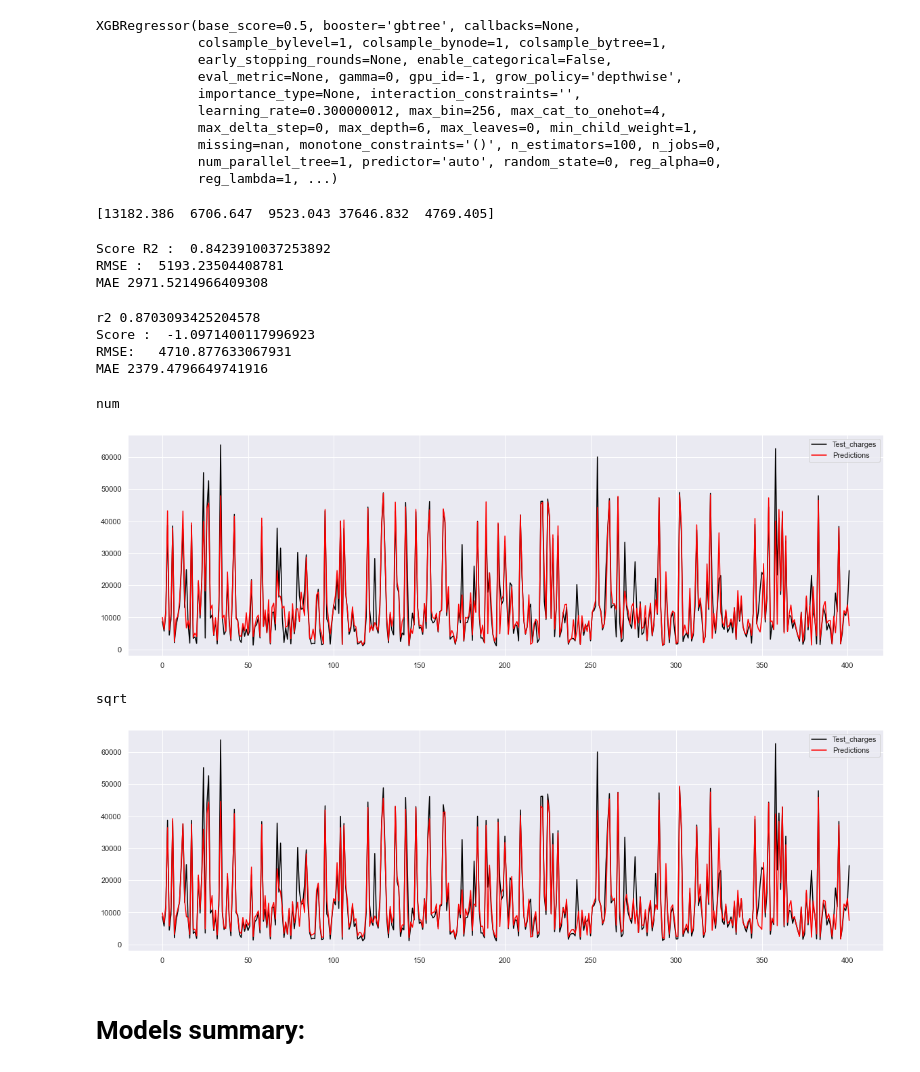
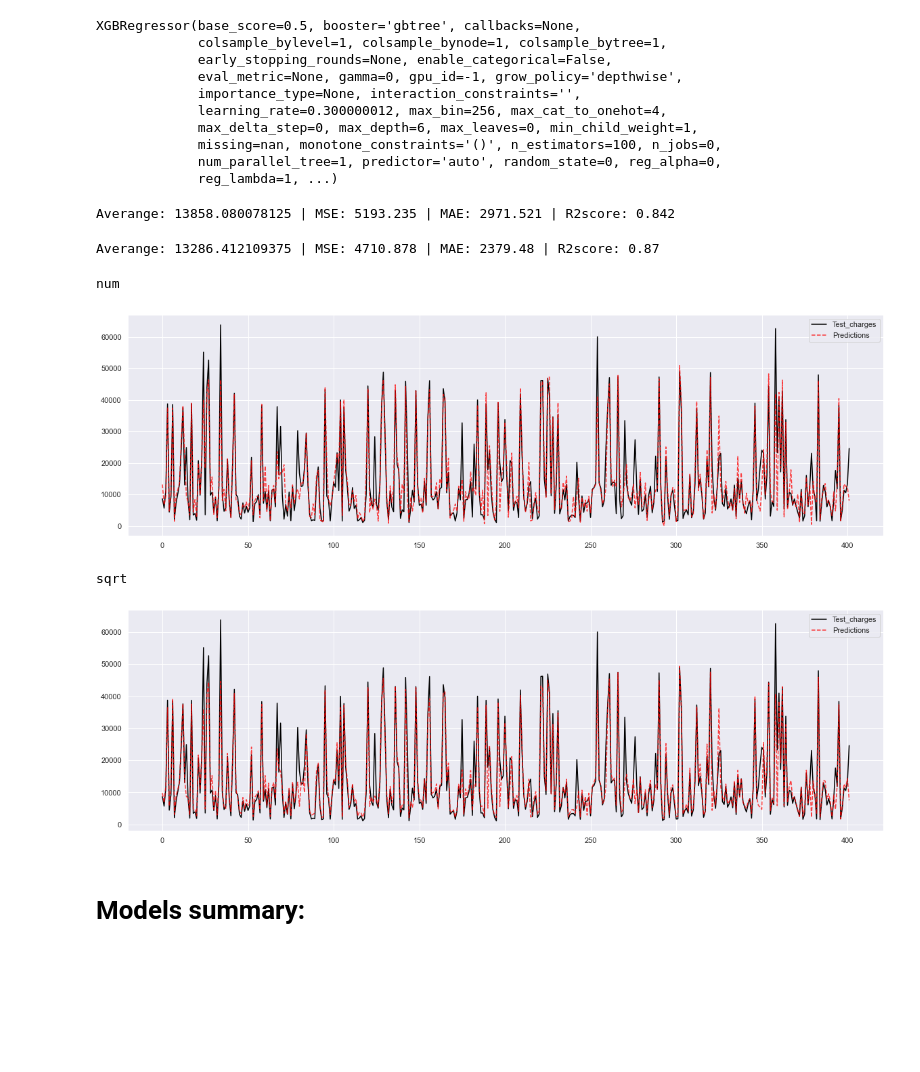
Before and after one commit to infoshareacademy/jdszr6-grupa-bez-nazwy, a Jupyter notebook: ML_project/ML-ubezpieczenia_zdrowotne_202205232213.ipynb, the cells around one changed output. Saved outputs shown, nothing was run; the diff lists cells and outputs as text; code cells hidden in the pictures; blank space fills up the shorter version.

```diff
--- a/ML_project/ML-ubezpieczenia_zdrowotne_202205232213.ipynb
+++ b/ML_project/ML-ubezpieczenia_zdrowotne_202205232213.ipynb
@@ -494,19 +475,9 @@ XGBRegressor(base_score=0.5, booster='gbtree', callbacks=None,
              reg_lambda=1, ...)
 # %%
 y_pred_xgb=model_x1.predict(X_test)
-print(y_pred_xgb[0:5])
+pred_result(y_test, y_pred_xgb)
 # %% [output]
-[13182.386  6706.647  9523.043 37646.832  4769.405]
+Averange: 13858.080078125 | MSE: 5193.235 | MAE: 2971.521 | R2score: 0.842
-# %%
-print('Score R2 : ',model_x1.score(X_test,y_test))
-rmse=np.sqrt(mean_squared_error(y_test,y_pred_xgb))
-mae=mean_absolute_error(y_test,y_pred_xgb)
-print('RMSE : ',rmse)
-print('MAE', mae)
-# %% [output]
-Score R2 :  0.8423910037253892
-RMSE :  5193.23504408781
-MAE 2971.5214966409308
 # %%
 #sqrt
 y_train_sqrt=np.sqrt(y_train)
@@ -523,35 +494,26 @@ model_v2=xgb.XGBRegressor( base_score=0.5, booster='gbtree', colsample_bylevel=1
 model_v2.fit(X_train,y_train_sqrt)
 y_pred_sqrt=model_v2.predict(X_test)
 y_pred_sqrt=y_pred_sqrt**2
-score=model_v2.score(X_test,y_test)
-rmse=np.sqrt(mean_squared_error(y_test,y_pred_sqrt))
-mae=mean_absolute_error(y_test,y_pred_sqrt)
-r2 = r2_score(y_test, y_pred_sqrt)
-print('r2', r2)
-print('Score : ', score)
-print('RMSE:  ', rmse)
-print('MAE', mae)
+
+pred_result(y_test, y_pred_sqrt)
 # %% [output]
-r2 0.8703093425204578
-Score :  -1.0971400117996923
-RMSE:   4710.877633067931
-MAE 2379.4796649741916
+Averange: 13286.412109375 | MSE: 4710.878 | MAE: 2379.48 | R2score: 0.87
 # %%
 def pred_plot():
-    predict={'num':y_pred,'sqrt':y_pred_sqrt}
+    predict={'num':y_pred_xgb,'sqrt':y_pred_sqrt}
     for key , value in predict.items():
         print(key)
         plt.figure(figsize=(20,6))
         plt.plot(np.arange(len(y_test)), y_test, color='black', label='Test_charges')
-        plt.plot(np.arange(len(value)), value, color='red' ,label='Predictions')
+        plt.plot(np.arange(len(value)), value, color='red' ,label='Predictions', linestyle="dashed", alpha=.75)
         plt.legend()
         plt.show()
 pred_plot()
 # %% [output]
 num
-[figure, old version]
+[figure, new version]
 sqrt
-[figure, old version]
+[figure, new version]
 # %% [markdown]
 # Models summary:
 # %%
```
Also changed, not shown: parts of 33 cells of this notebook.
